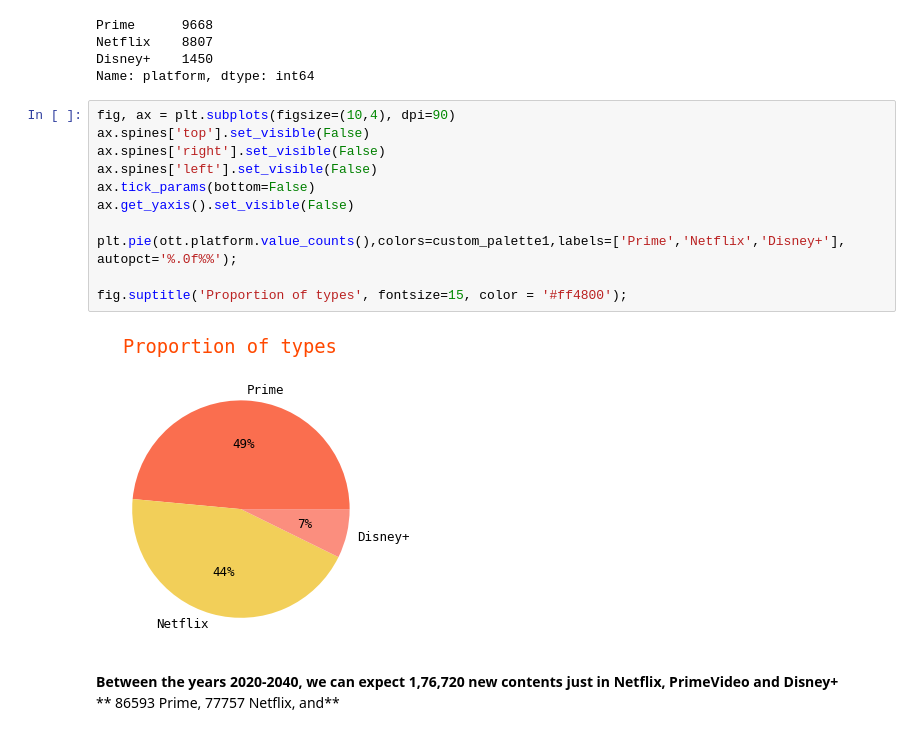
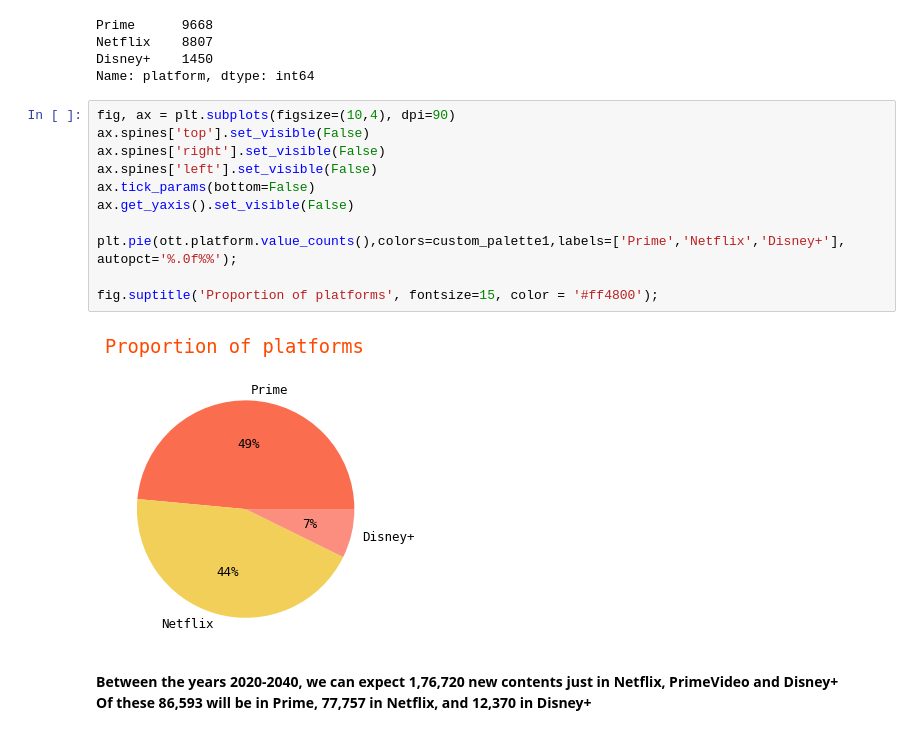
Before and after one commit to sangeethankumar/OTT-Content-Analysis, a Jupyter notebook: OTT Exploratory Data Analysis.ipynb, the cells around one changed output. Drawn from its saved outputs; the diff is of its cells as text.

```diff
--- a/OTT Exploratory Data Analysis.ipynb
+++ b/OTT Exploratory Data Analysis.ipynb
@@ -227,16 +227,16 @@ Name: platform, dtype: int64
 # %%
 fig, ax = plt.subplots(figsize=(10,4), dpi=90)
 ax.spines['top'].set_visible(False)
 ax.spines['right'].set_visible(False)
 ax.spines['left'].set_visible(False)
 ax.tick_params(bottom=False)
 ax.get_yaxis().set_visible(False)
 
 plt.pie(ott.platform.value_counts(),colors=custom_palette1,labels=['Prime','Netflix','Disney+'], autopct='%.0f%%');
 
-fig.suptitle('Proportion of types', fontsize=15, color = '#ff4800');
+fig.suptitle('Proportion of platforms', fontsize=15, color = '#ff4800');
 # %% [output]
-[figure, old version]
+[figure, new version]
 # %% [markdown]
 **Between the years 2020-2040, we can expect 1,76,720 new contents just in Netflix, PrimeVideo and Disney+**<br>
-** 86593 Prime, 77757 Netflix, and**
+**Of these 86,593 will be in Prime, 77,757 in Netflix, and 12,370 in Disney+**
```
Also changed, not shown: parts of 1 cell of this notebook.
